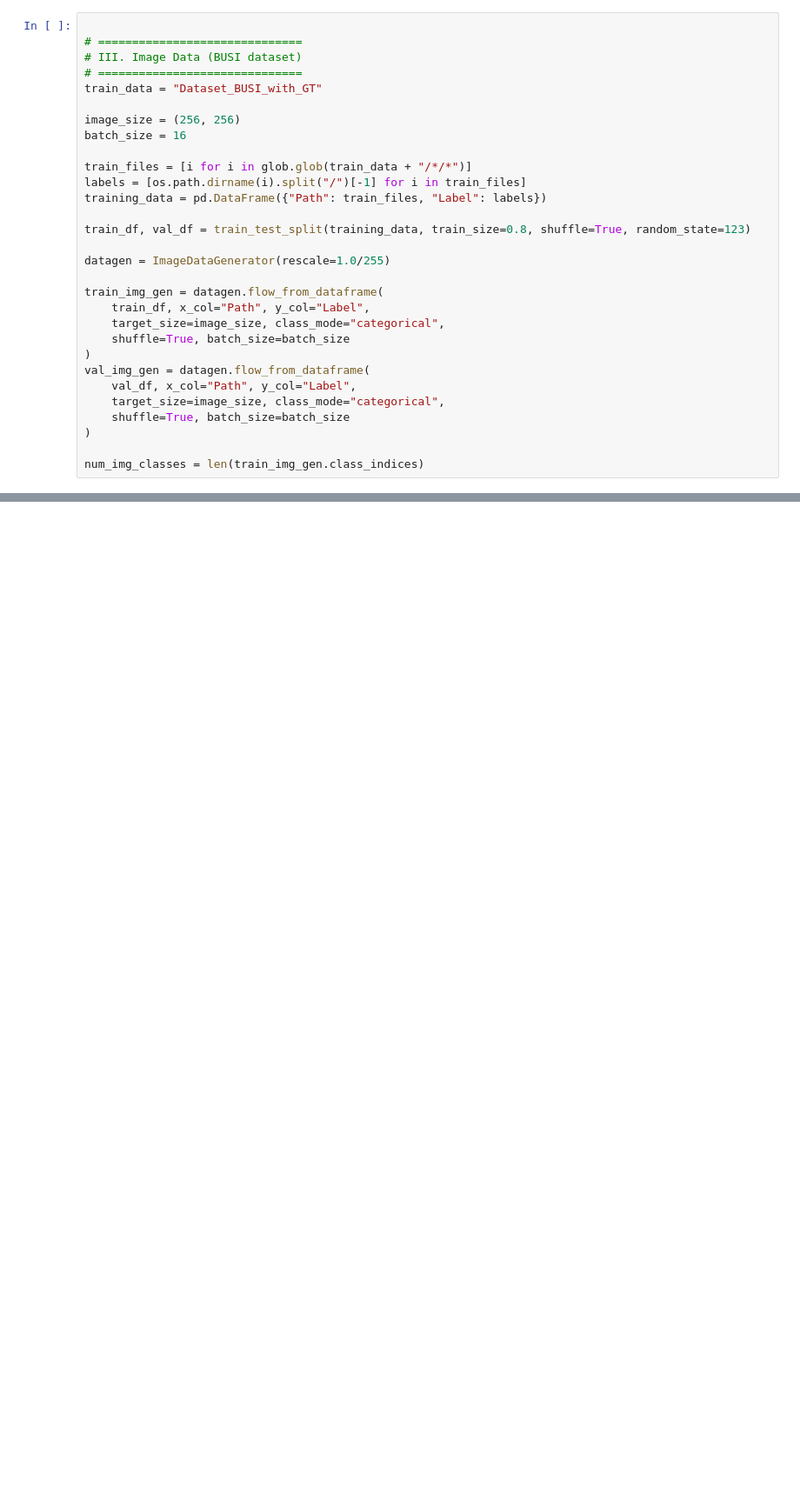
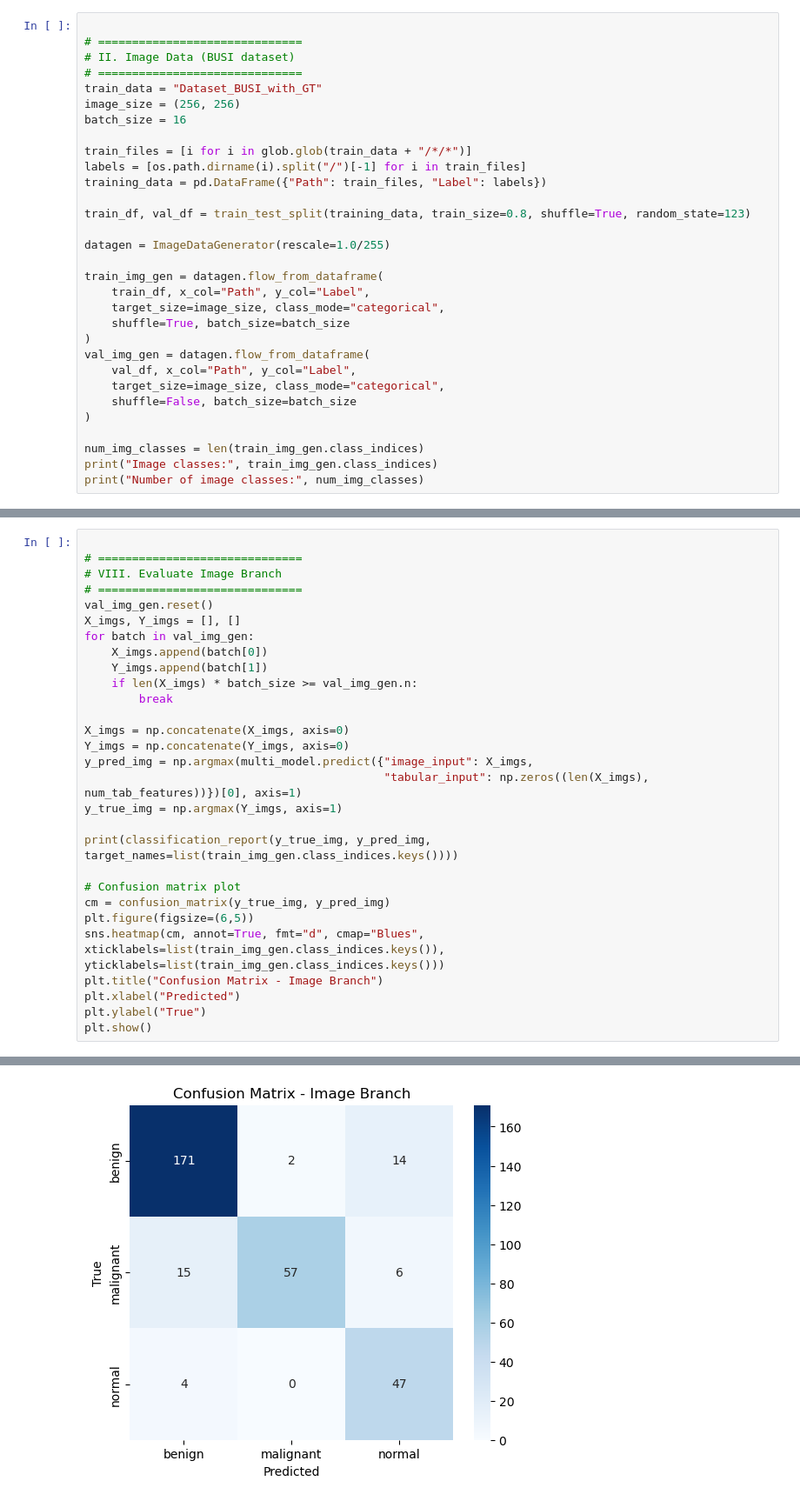
Before and after one commit to stheoulle/Breast-classification-MCP, a Jupyter notebook: model_full.ipynb, the cells around one changed output, grey strips where cells are left out. Shown: that part at 87% size. Cells and saved outputs as stored; diff of their text form; blank space fills up the shorter version.

Commit message:
multi_model final working version for images and textual

```diff
--- a/model_full.ipynb
+++ b/model_full.ipynb
@@ -36,10 +33,9 @@ training_mode = "image"
 # %%
 
 # ==============================
-# III. Image Data (BUSI dataset)
+# II. Image Data (BUSI dataset)
 # ==============================
 train_data = "Dataset_BUSI_with_GT"
-
 image_size = (256, 256)
 batch_size = 16
 
@@ -59,7 +55,9 @@ train_img_gen = datagen.flow_from_dataframe(
 val_img_gen = datagen.flow_from_dataframe(
     val_df, x_col="Path", y_col="Label",
     target_size=image_size, class_mode="categorical",
-    shuffle=True, batch_size=batch_size
+    shuffle=False, batch_size=batch_size
 )
 
 num_img_classes = len(train_img_gen.class_indices)
+print("Image classes:", train_img_gen.class_indices)
+print("Number of image classes:", num_img_classes)
@@ -185,0 +275,30 @@ elif training_mode == "textual":
+# %%
+
+# ==============================
+# VIII. Evaluate Image Branch
+# ==============================
+val_img_gen.reset()
+X_imgs, Y_imgs = [], []
+for batch in val_img_gen:
+    X_imgs.append(batch[0])
+    Y_imgs.append(batch[1])
+    if len(X_imgs) * batch_size >= val_img_gen.n:
+        break
+
+X_imgs = np.concatenate(X_imgs, axis=0)
+Y_imgs = np.concatenate(Y_imgs, axis=0)
+y_pred_img = np.argmax(multi_model.predict({"image_input": X_imgs,
+                                            "tabular_input": np.zeros((len(X_imgs), num_tab_features))})[0], axis=1)
+y_true_img = np.argmax(Y_imgs, axis=1)
+
+print(classification_report(y_true_img, y_pred_img, target_names=list(train_img_gen.class_indices.keys())))
+
+# Confusion matrix plot
+cm = confusion_matrix(y_true_img, y_pred_img)
+plt.figure(figsize=(6,5))
+sns.heatmap(cm, annot=True, fmt="d", cmap="Blues", xticklabels=list(train_img_gen.class_indices.keys()), yticklabels=list(train_img_gen.class_indices.keys()))
+plt.title("Confusion Matrix - Image Branch")
+plt.xlabel("Predicted")
+plt.ylabel("True")
+plt.show()
+# %% [output]
@@ -185,0 +322 @@ elif training_mode == "textual":
+[figure, added]
```
Also changed, not shown: parts of 12 cells of this notebook, 1 other file.
